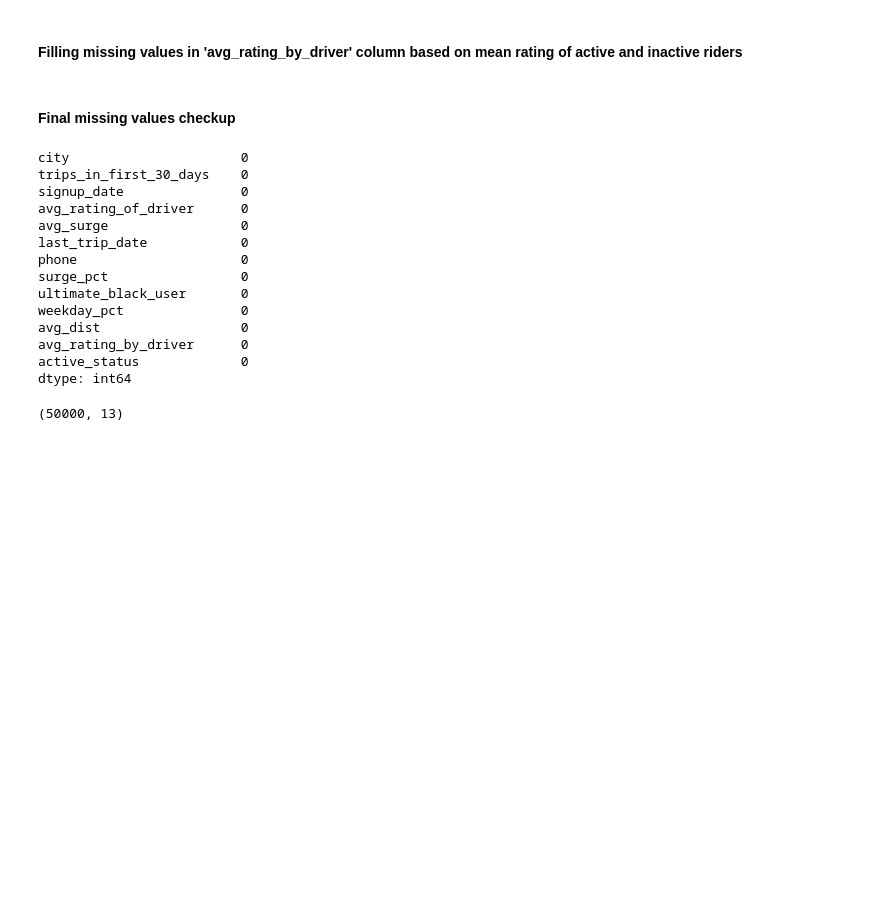
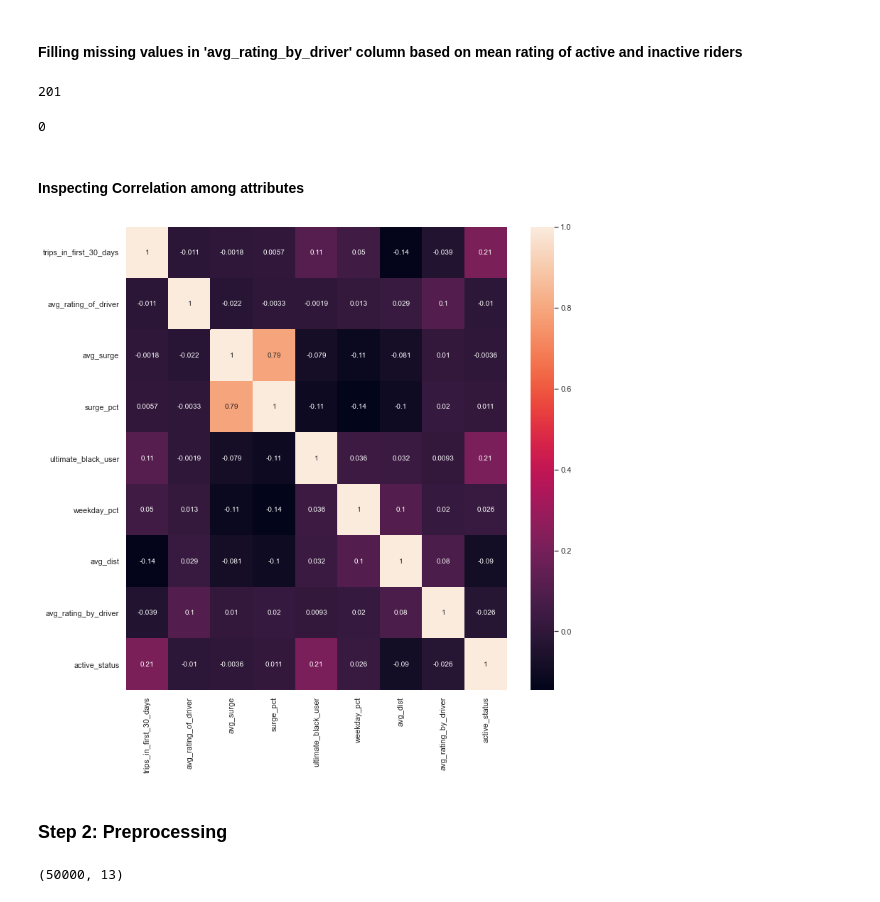
Before and after one commit to ahmedshahjahan/Take-Home-Challenge1, a Jupyter notebook: The_Ultimate_Challenge.ipynb, the cells around one changed output. Cells and saved outputs as stored; diff of their text form; code cells hidden in the pictures; blank space fills up the shorter version.

```diff
--- a/The_Ultimate_Challenge.ipynb
+++ b/The_Ultimate_Challenge.ipynb
@@ -261,4 +329,4 @@ iPhone     34582
 Android    15022
 Name: phone, dtype: int64
 # %%
-rider_df['phone'].fillna(rider_df['phone'].unique()[0], inplace=True)
+rider_df['phone'] = rider_df['phone'].fillna(rider_df['phone'].unique()[0])
@@ -273,4 +346,0 @@ inactive_mean_rating_of_driver = np.mean(rider_df.loc[rider_df['active_status']=
-# %%
-# filling missing values on 'avg_rating_of_driver' column based on based on riders active status
-rider_df['avg_rating_of_driver'] = rider_df['avg_rating_of_driver'].fillna\
-(pd.Series(np.where(rider_df['active_status'] == 1, active_mean_rating_of_driver, inactive_mean_rating_of_driver)))
@@ -276,0 +387,2 @@ rider_df['avg_rating_of_driver'] = rider_df['avg_rating_of_driver'].fillna\
+# %%
+rider_df['avg_rating_of_driver'] = rider_df['avg_rating_of_driver'].fillna(np.mean(rider_df['avg_rating_of_driver']))
@@ -285,23 +395,19 @@ inactive_mean_rating_by_driver = np.mean(rider_df.loc[rider_df['active_status']=
+# %%
+rider_df['avg_rating_by_driver'].isna().sum()
+# %% [output]
+201
 # %%
 # filling missing values on 'avg_rating_by_driver' column based on based on riders active status
-rider_df['avg_rating_by_driver'] = rider_df['avg_rating_by_driver'].fillna\
-(pd.Series(np.where(rider_df['active_status'] == 1, active_mean_rating_by_driver, inactive_mean_rating_by_driver)))
+rider_df['avg_rating_by_driver'] = rider_df['avg_rating_by_driver'].fillna(np.mean(rider_df['avg_rating_by_driver']))
-# %% [markdown]
-#### Final missing values checkup
 # %%
-rider_df.isna().sum()
+rider_df['avg_rating_by_driver'].isna().sum()
 # %% [output]
-city                      0
-trips_in_first_30_days    0
-signup_date               0
-avg_rating_of_driver      0
-avg_surge                 0
-last_trip_date            0
-phone                     0
-surge_pct                 0
-ultimate_black_user       0
-weekday_pct               0
-avg_dist                  0
-avg_rating_by_driver      0
-active_status             0
-dtype: int64
+0
+# %% [markdown]
+#### Inspecting Correlation among attributes
+# %%
+plt.figure(figsize=(15,12))
+sns.heatmap(rider_df.corr(), annot=True)
+plt.show()
+# %% [output]
+[figure, added]
@@ -308,3 +416,5 @@ dtype: int64
+# %% [markdown]
+### Step 2: Preprocessing
 # %%
 rider_df.shape
 # %% [output]
```
Also changed, not shown: parts of 63 cells of this notebook, 3 other files.
